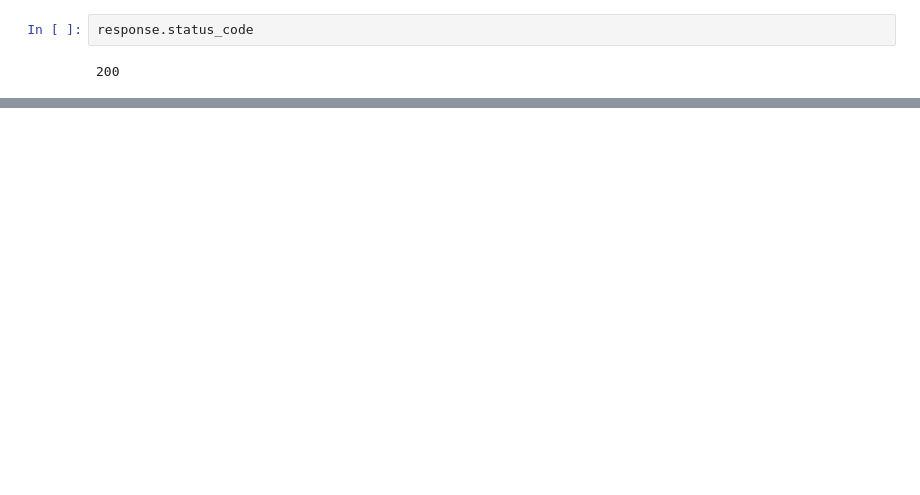
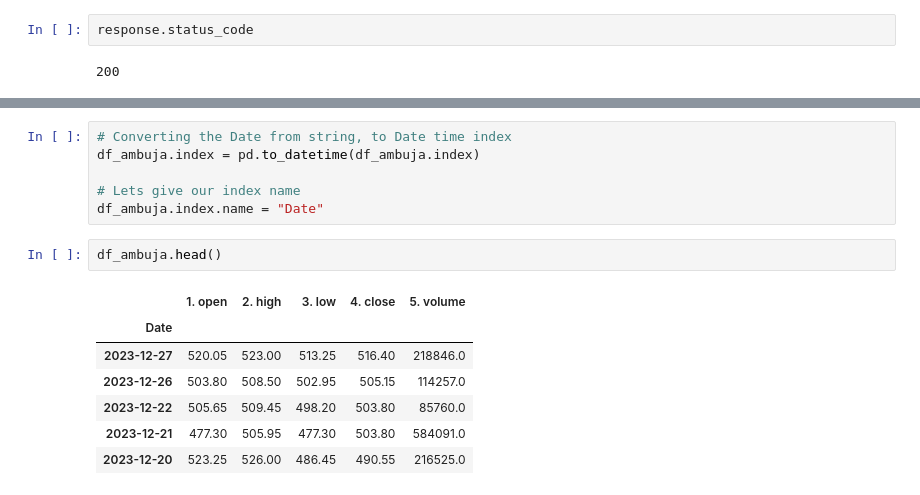
Before and after one commit to OlawoyeTaofeek/StockVolatilityPrediction, a Jupyter notebook: stockvolatility/main.ipynb, the cells around one changed output, grey strips where cells are left out. Cells and saved outputs as stored; diff of their text form; blank space fills up the shorter version.

```diff
--- a/stockvolatility/main.ipynb
+++ b/stockvolatility/main.ipynb
@@ -161,0 +216,16 @@ response.status_code
+# %%
+# Converting the Date from string, to Date time index
+df_ambuja.index = pd.to_datetime(df_ambuja.index)
+
+# Lets give our index name
+df_ambuja.index.name = "Date"
+# %%
+df_ambuja.head()
+# %% [output]
+|  | 1. open | 2. high | 3. low | 4. close | 5. volume |
+| Date |  |  |  |  |  |
+| 2023-12-27 | 520.05 | 523.00 | 513.25 | 516.40 | 218846.0 |
+| 2023-12-26 | 503.80 | 508.50 | 502.95 | 505.15 | 114257.0 |
+| 2023-12-22 | 505.65 | 509.45 | 498.20 | 503.80 | 85760.0 |
+| 2023-12-21 | 477.30 | 505.95 | 477.30 | 503.80 | 584091.0 |
+| 2023-12-20 | 523.25 | 526.00 | 486.45 | 490.55 | 216525.0 |
```
Also changed, not shown: parts of 21 cells of this notebook, 1 other file.
